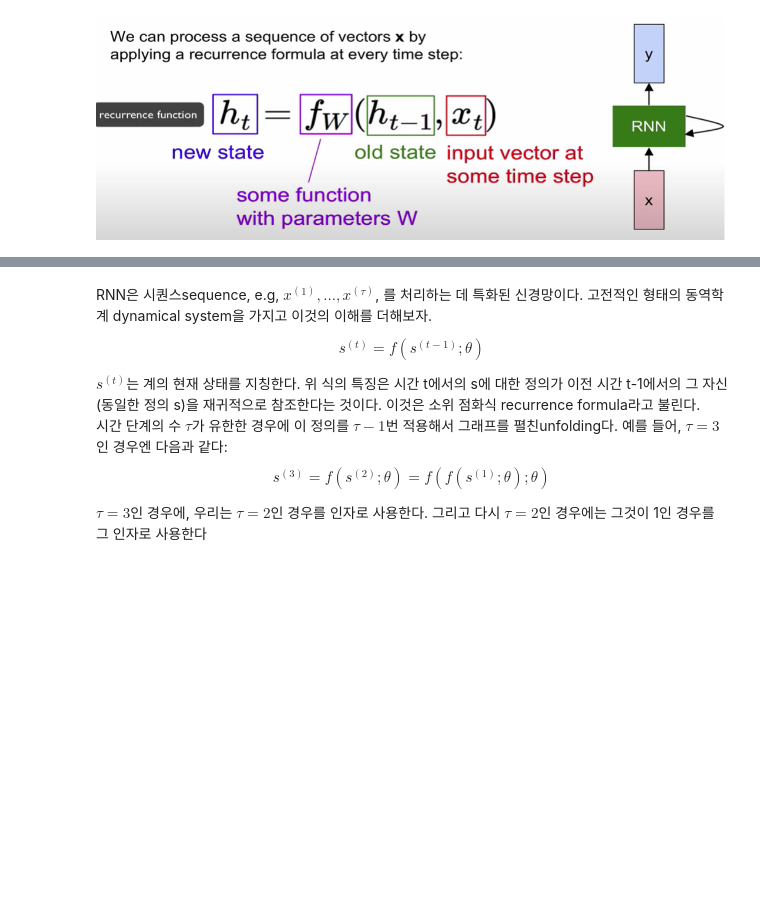
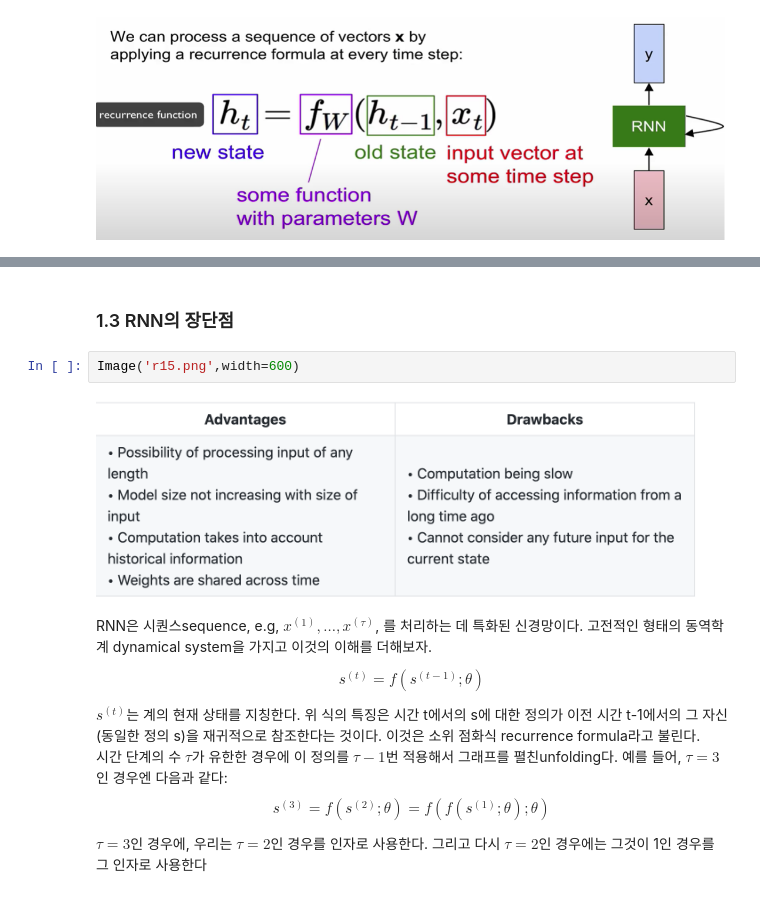
Before and after one commit to musicjae/cs231n, a Jupyter notebook: assignment3/RNN(1).ipynb, the cells around one changed output, grey strips where cells are left out. Drawn from its saved outputs; the diff is of its cells as text; blank space fills up the shorter version.

```diff
--- a/assignment3/RNN(1).ipynb
+++ b/assignment3/RNN(1).ipynb
@@ -57,3 +62,9 @@ Image('r11.png',width=800)
+# %% [markdown]
+### 1.3 RNN의 장단점
+# %%
+Image('r15.png',width=600)
+# %% [output]
+[figure, added]
 # %% [markdown]
 RNN은 시퀀스sequence, e.g, $x^{(1)}, ..., x^{(\tau)}$, 를 처리하는 데 특화된 신경망이다. 고전적인 형태의 동역학계 dynamical system을 가지고 이것의 이해를 더해보자.
 
```
Also changed, not shown: parts of 39 cells of this notebook.
